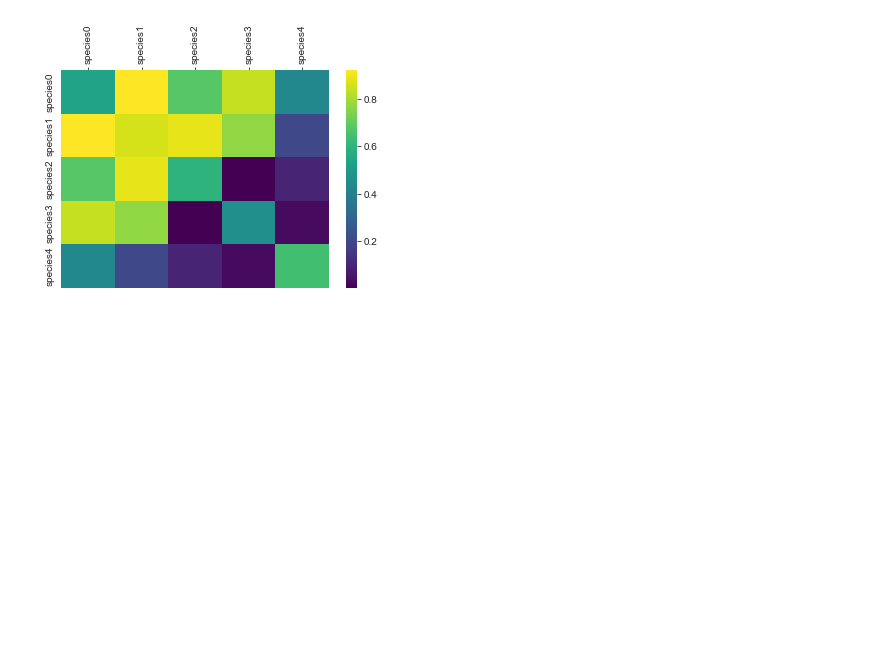
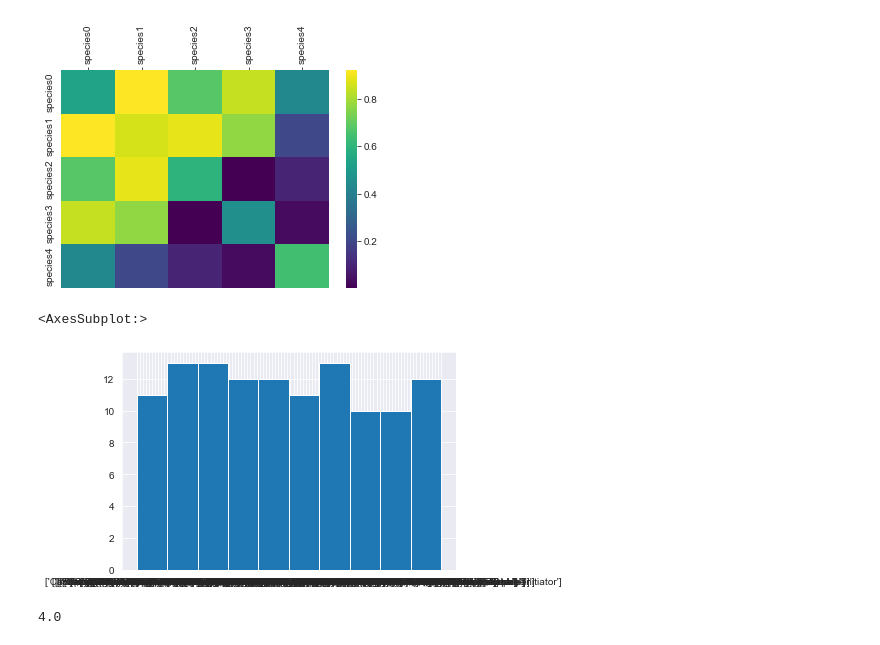
Before and after one commit to DmytryM/Django_NuxtJS, a Jupyter notebook: Django_NuxtJS/data analytics/seaborn.ipynb, the cells around one changed output. Cells and saved outputs as stored; diff of their text form; code cells hidden in the pictures; blank space fills up the shorter version.

```diff
--- a/Django_NuxtJS/data analytics/seaborn.ipynb
+++ b/Django_NuxtJS/data analytics/seaborn.ipynb
@@ -45,3 +45,13 @@ g.xaxis.set_ticks_position('top')
 g.xaxis.set_tick_params(rotation=90)
 # %% [output]
 [figure]
+# %%
+dota = pd.read_csv('dota_hero_stats.csv')
+dota.roles.hist()
+# %% [output]
+<AxesSubplot:>
+[figure, added]
+# %%
+dota.roles.str.split(',').str.len().mean()
+# %% [output]
+4.0
```
Also changed, not shown: 1 other file.
